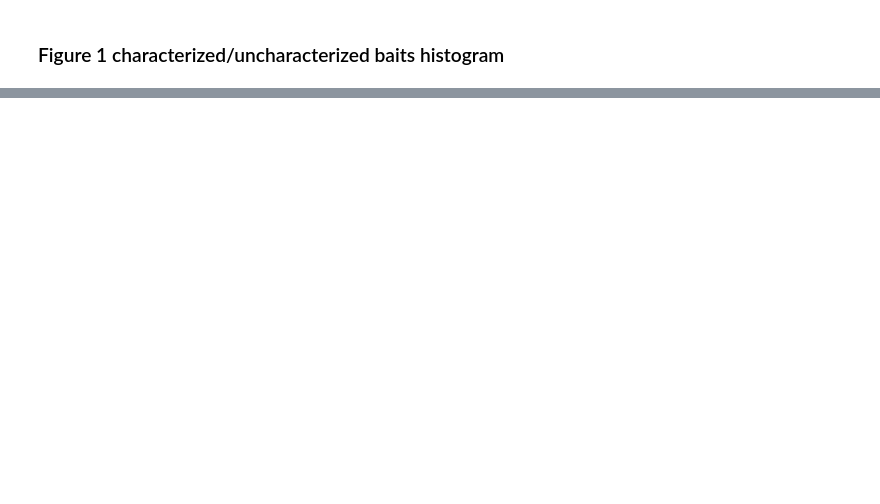
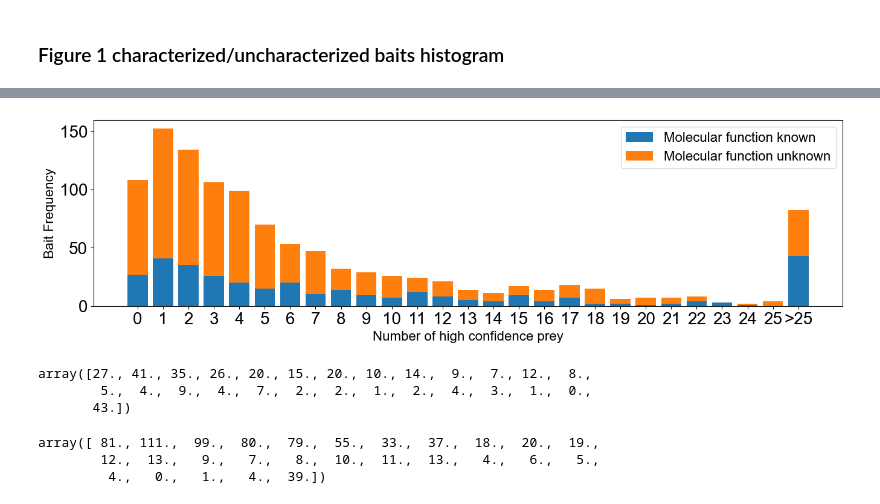
Before and after one commit to sophie-skanchy-1/Chlamy_AP-MS_Analysis_2025, a Jupyter notebook: Analyze WD and Z Scores, SAINT Scores, Heatmaps, TreeView for Phytozome.ipynb, the cells around one changed output, grey strips where cells are left out. Saved outputs shown, nothing was run; the diff lists cells and outputs as text; code cells hidden in the pictures; blank space fills up the shorter version.

```diff
--- a/Analyze WD and Z Scores, SAINT Scores, Heatmaps, TreeView for Phytozome.ipynb
+++ b/Analyze WD and Z Scores, SAINT Scores, Heatmaps, TreeView for Phytozome.ipynb
@@ -3102,27 +3106,18 @@ with pd.ExcelWriter('highConf_loc_match_matrix_negFlag.xlsx', mode='w') as write
 ### Figure 1 characterized/uncharacterized baits histogram
 # %%
 # proportion of known/unknown for all proteins in Phytozome v6.1
-cre_info_fname = 'CreinhardtiiCC_4532_707_v6.1.annotation_info.xlsx' # Phytozome info
+cre_info_fname = 'Unnamed named unknown.xlsx' # classify whether known/unknown
 
 cre_info_sheet = pd.read_excel(cre_info_fname,
                                sheet_name = 0,
                                index_col = None,
                                skiprows = 0) # load from sheet 1, start at 1st row
 
-phyto_info = cre_info_sheet['Best-hit-clamy-defline'].to_numpy()
+phyto_info = cre_info_sheet['Characterization status'].to_numpy()
 
 cre_info_dict = {}
 for i in range(cre_info_sheet.shape[0]):
-    cre_info_dict[cre_info_sheet['CreID'].to_numpy()[i]] = cre_info_sheet['Best-hit-clamy-defline'].to_numpy()[i]
-
-known_counts = 0
-unknown_counts = 0
-for j in tqdm(phyto_info):
-    j = str(j)
-    if (j == 'nan') or (j[0] == '(') or ('predicted' in j) or ('Predicted' in j) or ('Putative' in j) or ('putative' in j):
-        unknown_counts += 1
-    else:
-        known_counts += 1
+    cre_info_dict[cre_info_sheet['Gene ID'].to_numpy()[i]] = cre_info_sheet['Characterization status'].to_numpy()[i]
 # %%
 # high conf interaction list
 high_conf_df = flag_interaction_df[np.abs(flag_interaction_df['LM%'])>0.7]
@@ -3138,6 +3150,11 @@ plt.ylabel('Number of Interactions')
 # %%
 # known vs unknown for baits with no high-conf interactors
 all_bait_cre = pd.read_csv('dataset_all_bait_cre.txt', sep='\t')
+
+no_self_conf_bait_interacts = no_self_conf_df['Bait CreID'].to_numpy()
+no_self_conf_prey_interacts = no_self_conf_df['Prey CreID'].to_numpy()
+(bait_cres, bait_freqs) = np.unique(no_self_conf_bait_interacts, return_counts=True)
+
 bait_no_prey = np.setdiff1d(all_bait_cre, np.unique(no_self_conf_bait_interacts))
 
 known_no_prey = 0
@@ -3146,7 +3163,7 @@ unknown_no_prey = 0
 for j in tqdm(bait_no_prey):
     b_info = str(cre_info_dict[j])
 
-    if (b_info != 'nan') and (b_info[0] != '(') and ('predicted' not in b_info) and ('Predicted' not in b_info) and ('Putative' not in b_info) and ('putative' not in b_info):
+    if 'unknown' not in b_info:
         known_no_prey += 1
     else:
         unknown_no_prey += 1
@@ -3160,9 +3193,12 @@ for i in range(bait_cres_noself.shape[0]):
     b = bait_cres_noself[i]
     b_freq = bait_freqs_noself[i]
 
-    b_info = no_self_conf_df[no_self_conf_df['Bait CreID'] == b]['Bait Info'].to_numpy()[0]
+    if b != 'Venus-3xFLAG':
+        b_info = cre_info_dict[b]
+    else:
+        b_info = 'known'
 
-    if (b_info != 'Not Found') and (b_info[0] != '(') and ('predicted' not in b_info) and ('Predicted' not in b_info) and ('Putative' not in b_info) and ('putative' not in b_info):
+    if 'unknown' not in b_info:
 
         if b_freq <= above_cutoff:
             num_known_noself[b_freq-1] += 1 # index in bait_hist_freqs corresponds to number of prey, shifted by 1 (index at 0)
@@ -3170,30 +3206,44 @@ for i in range(bait_cres_noself.shape[0]):
         else:
             num_known_noself[above_cutoff] += 1
 
 
     else:
         if b_freq <= above_cutoff:
             num_unknown_noself[b_freq-1] += 1 # index in bait_hist_freqs corresponds to number of prey, shifted by 1 (index at 0)
 
         else:
             num_unknown_noself[above_cutoff] += 1
 
 plt.rcParams.update({"figure.figsize":(16,4)})
 
 # bar plot to do % known vs unknown in histogram
 plt.xticks(rotation=0)
 
 x_labels = np.append(0, np.array(bait_hist_bins_noself[:-2]))
 x_labels = np.append(np.array(x_labels, dtype=int),'>' + str(above_cutoff))
 
 num_known_noself = np.append(known_no_prey, num_known_noself)
 num_unknown_noself = np.append(unknown_no_prey, num_unknown_noself)
 
 plt.bar(x_labels, num_known_noself)
 plt.bar(x_labels, num_unknown_noself, bottom=num_known_noself)
 
 plt.legend(['Molecular function known', 'Molecular function unknown'], fontsize=16)
 plt.ylabel('Bait Frequency', fontsize=16)
 plt.xlabel('Number of high confidence prey',fontsize=16)
 
 plt.show()
+# %% [output]
+[figure, added]
+# %%
+num_known_noself
+# %% [output]
+array([27., 41., 35., 26., 20., 15., 20., 10., 14.,  9.,  7., 12.,  8.,
+        5.,  4.,  9.,  4.,  7.,  2.,  2.,  1.,  2.,  4.,  3.,  1.,  0.,
+       43.])
+# %%
+num_unknown_noself
+# %% [output]
+array([ 81., 111.,  99.,  80.,  79.,  55.,  33.,  37.,  18.,  20.,  19.,
+        12.,  13.,   9.,   7.,   8.,  10.,  11.,  13.,   4.,   6.,   5.,
+         4.,   0.,   1.,   4.,  39.])
```
Also changed, not shown: parts of 30 cells of this notebook.
